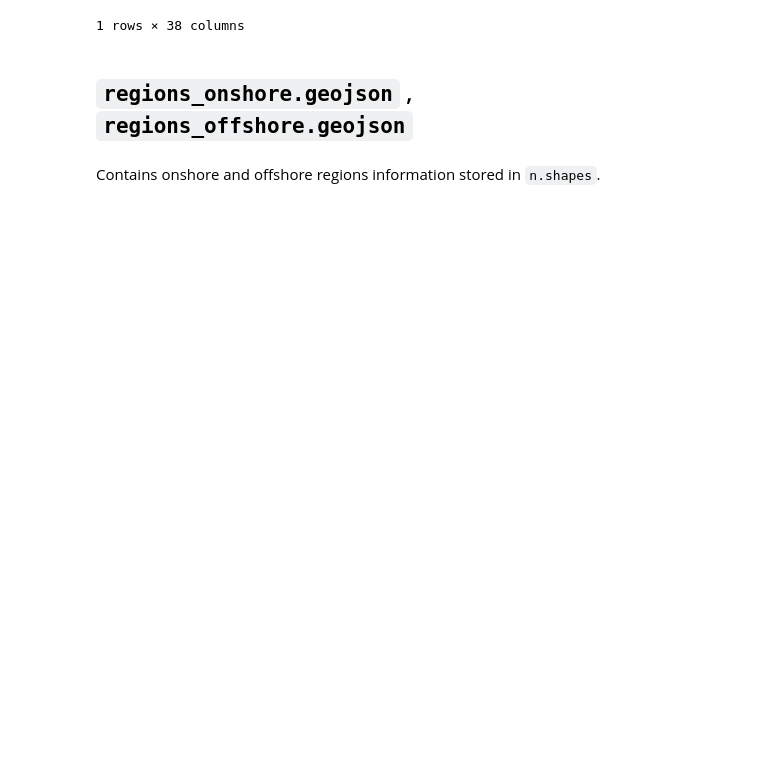
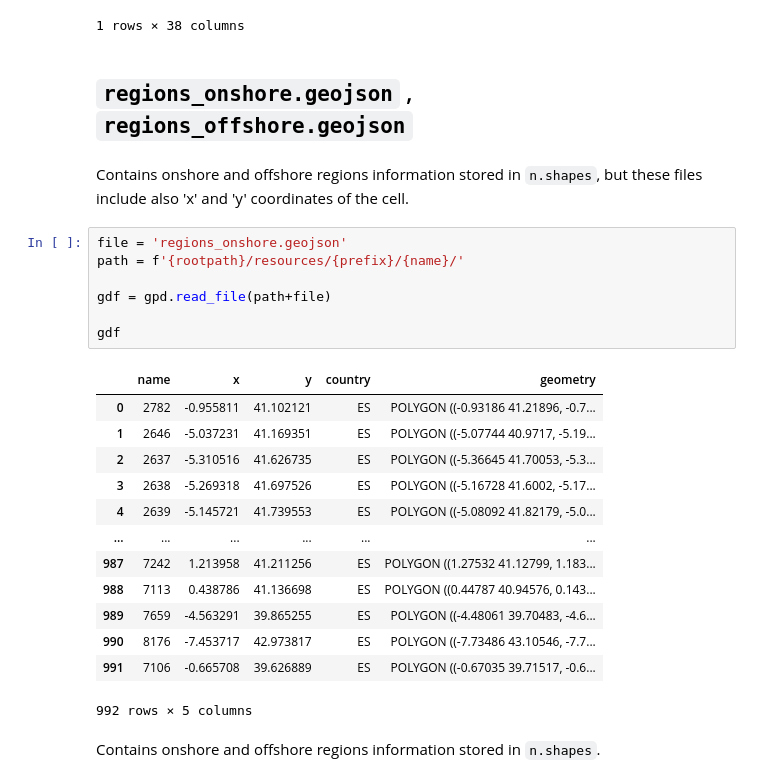
Before and after one commit to cristobal-GC/pypsaX-notebooks, a Jupyter notebook: rules/base_network.ipynb, the cells around one changed output. Cells and saved outputs as stored; diff of their text form; blank space fills up the shorter version.

```diff
--- a/rules/base_network.ipynb
+++ b/rules/base_network.ipynb
@@ -142,5 +143,28 @@ n.links
 1 rows × 38 columns
 # %% [markdown]
 ## `regions_onshore.geojson` , `regions_offshore.geojson`
+# %% [markdown]
+Contains onshore and offshore regions information stored in `n.shapes`, but these files include also 'x' and 'y' coordinates of the cell.
+# %%
+file = 'regions_onshore.geojson'
+path = f'{rootpath}/resources/{prefix}/{name}/'
+
+gdf = gpd.read_file(path+file)
+
+gdf
+# %% [output]
+|  | name | x | y | country | geometry |
+| 0 | 2782 | -0.955811 | 41.102121 | ES | POLYGON ((-0.93186 41.21896, -0.7... |
+| 1 | 2646 | -5.037231 | 41.169351 | ES | POLYGON ((-5.07744 40.9717, -5.19... |
+| 2 | 2637 | -5.310516 | 41.626735 | ES | POLYGON ((-5.36645 41.70053, -5.3... |
+| 3 | 2638 | -5.269318 | 41.697526 | ES | POLYGON ((-5.16728 41.6002, -5.17... |
+| 4 | 2639 | -5.145721 | 41.739553 | ES | POLYGON ((-5.08092 41.82179, -5.0... |
+| ... | ... | ... | ... | ... | ... |
+| 987 | 7242 | 1.213958 | 41.211256 | ES | POLYGON ((1.27532 41.12799, 1.183... |
+| 988 | 7113 | 0.438786 | 41.136698 | ES | POLYGON ((0.44787 40.94576, 0.143... |
+| 989 | 7659 | -4.563291 | 39.865255 | ES | POLYGON ((-4.48061 39.70483, -4.6... |
+| 990 | 8176 | -7.453717 | 42.973817 | ES | POLYGON ((-7.73486 43.10546, -7.7... |
+| 991 | 7106 | -0.665708 | 39.626889 | ES | POLYGON ((-0.67035 39.71517, -0.6... |
+992 rows × 5 columns
 # %% [markdown]
 Contains onshore and offshore regions information stored in `n.shapes`.
```
Also changed, not shown: parts of 1 cell of this notebook, 1 other file.
